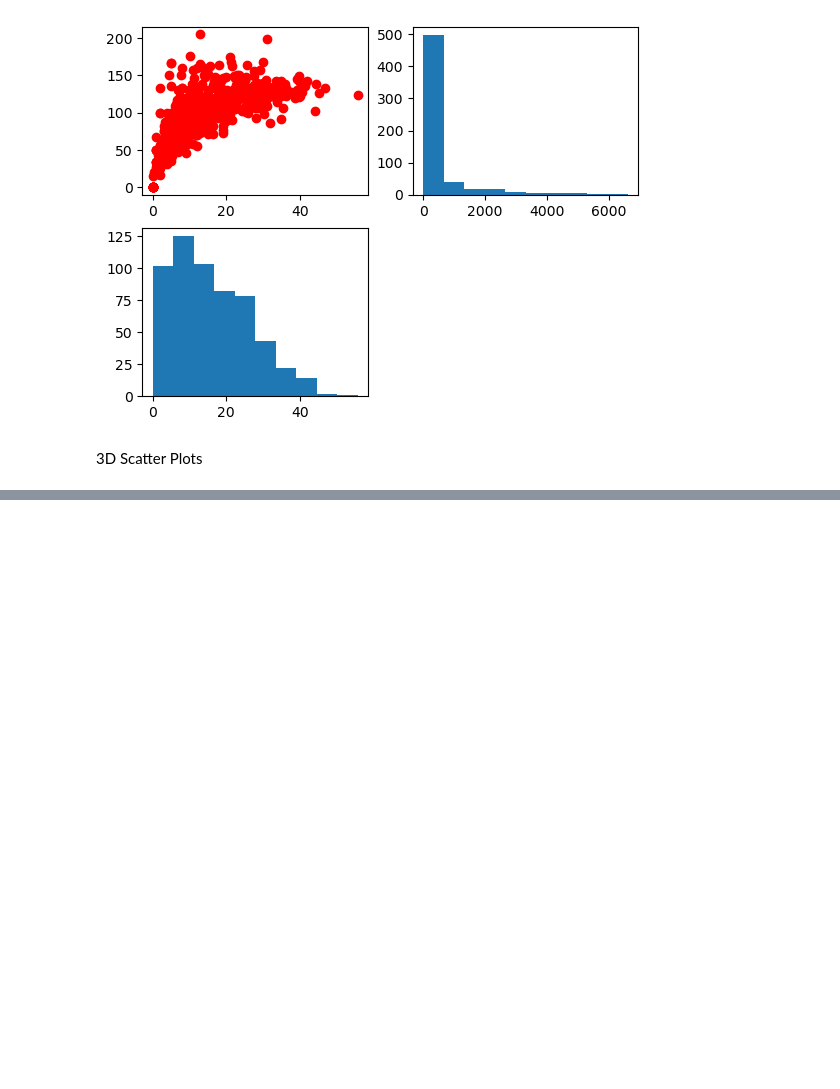
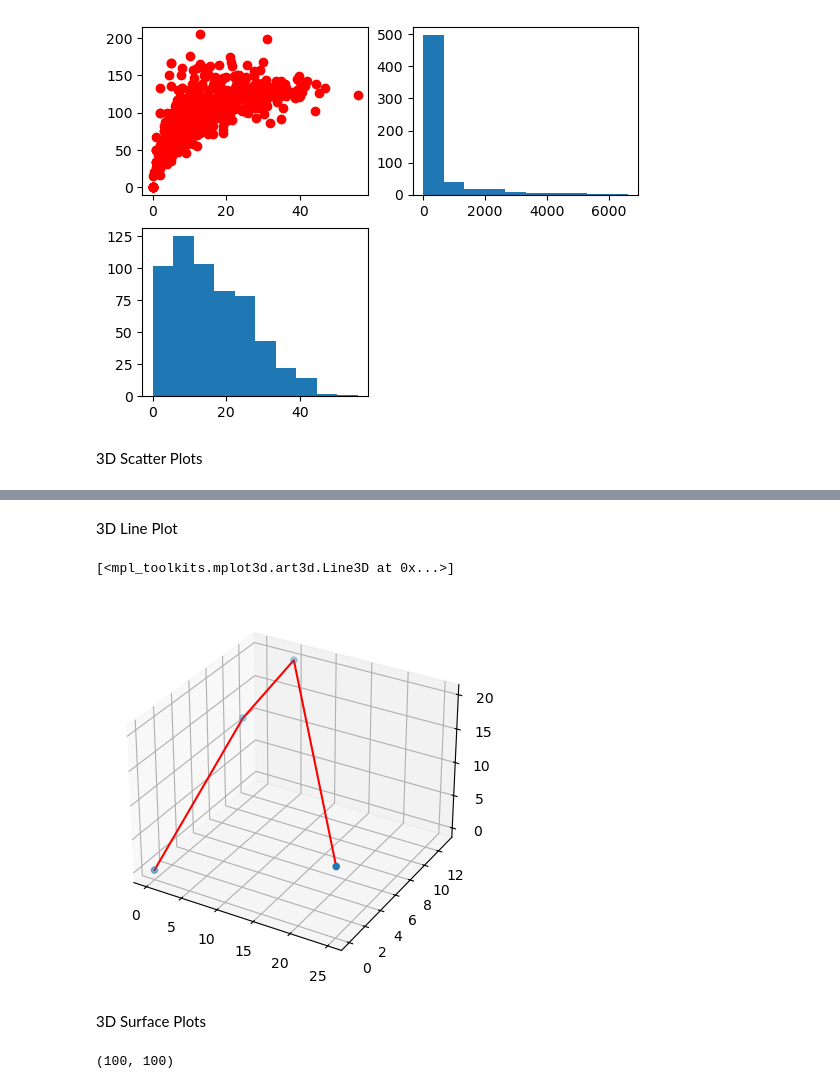
Before and after one commit to vijaymehta1/Python-libraries, a Jupyter notebook: lecture_12/advmetplotlib.ipynb, the cells around one changed output, grey strips where cells are left out. Drawn from its saved outputs; the diff is of its cells as text; code cells hidden in the pictures; blank space fills up the shorter version.

```diff
--- a/lecture_12/advmetplotlib.ipynb
+++ b/lecture_12/advmetplotlib.ipynb
@@ -186,0 +198,23 @@ ax3.hist(batter['avg'])
+# %% [markdown]
+3D Line Plot
+# %%
+x = [0,1,5,25]
+y = [0,10,13,0]
+z = [0,13,20,9]
+fig = plt.figure()
+ax = plt.subplot(projection = '3d')
+ax.scatter3D(x,y,z)
+ax.plot3D(x,y,z,color ='red')
+# %% [output]
+[<mpl_toolkits.mplot3d.art3d.Line3D at 0x...>]
+[figure, added]
+# %% [markdown]
+3D Surface Plots
+# %%
+x = np.linspace(-10,10,100)
+y = np.linspace(-10,10,100)
+xx, yy = np.meshgrid(x,y)
+z = xx**2 + yy**2
+z.shape
+# %% [output]
+(100, 100)
```
Also changed, not shown: parts of 8 cells of this notebook, 1 other file.
